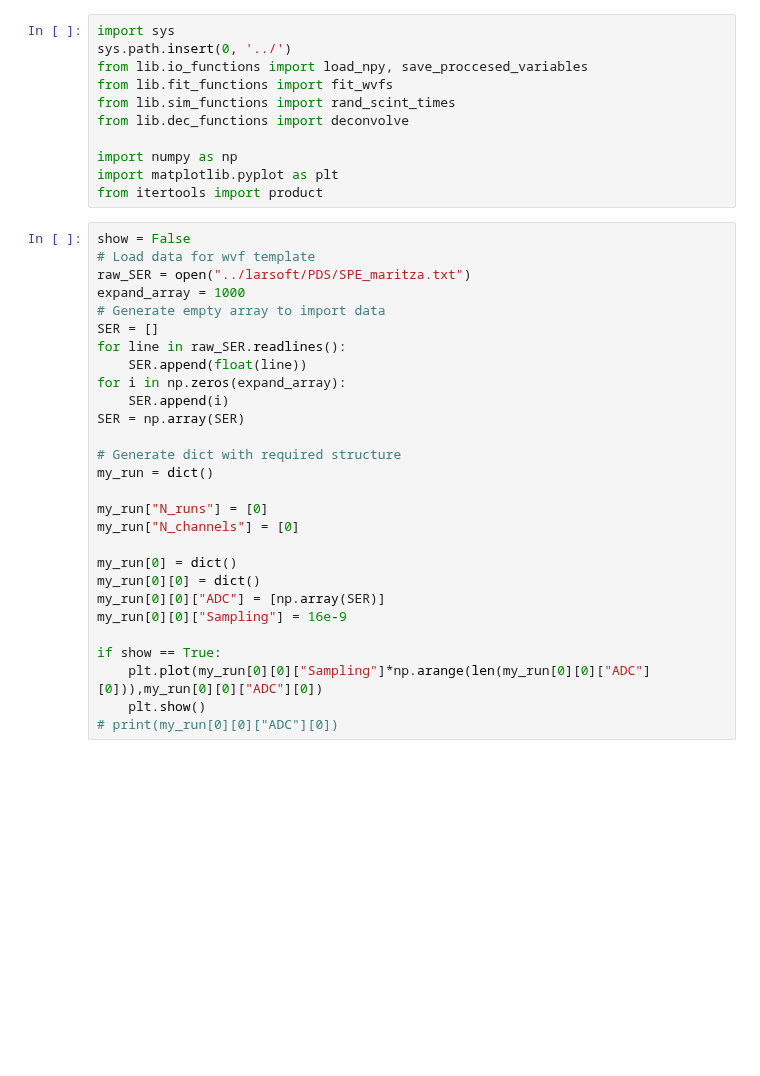
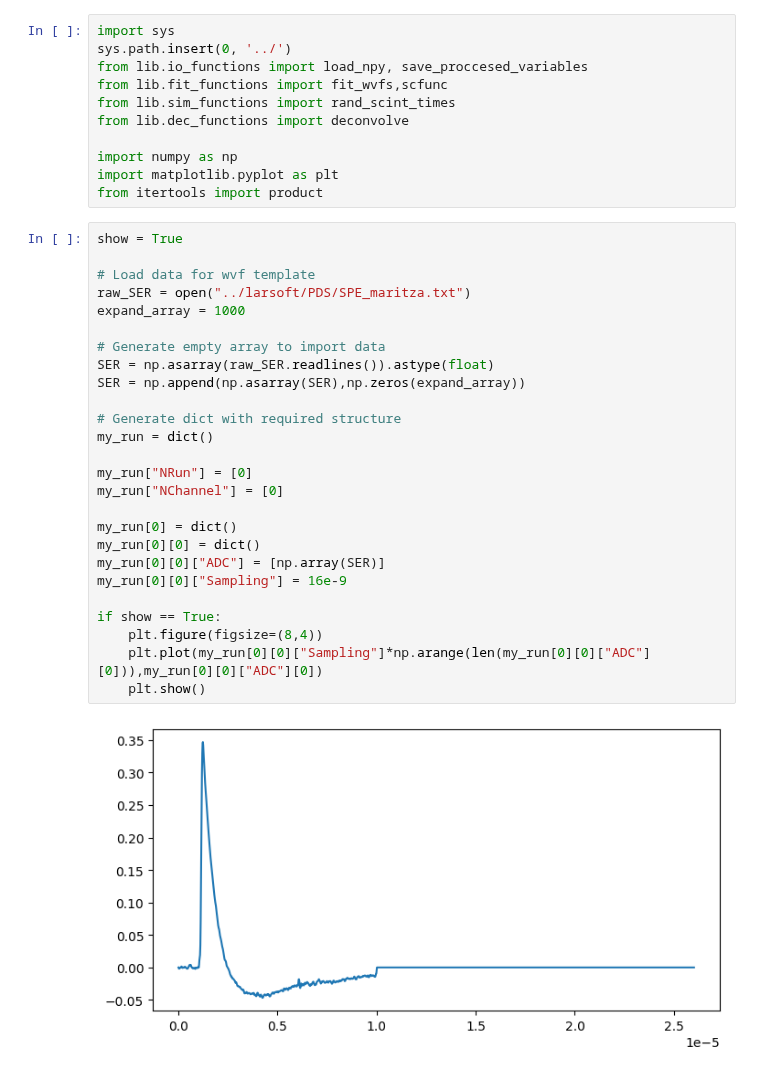
Before and after one commit to CIEMAT-Neutrino/SCINT, a Jupyter notebook: notebooks/MC.ipynb, the cells around one changed output. Cells and saved outputs as stored; diff of their text form; blank space fills up the shorter version.

```diff
--- a/notebooks/MC.ipynb
+++ b/notebooks/MC.ipynb
@@ -2,7 +2,7 @@
 import sys
 sys.path.insert(0, '../')
 from lib.io_functions import load_npy, save_proccesed_variables
-from lib.fit_functions import fit_wvfs
+from lib.fit_functions import fit_wvfs,scfunc
 from lib.sim_functions import rand_scint_times
 from lib.dec_functions import deconvolve
 
@@ -10,31 +10,31 @@ import numpy as np
 import matplotlib.pyplot as plt
 from itertools import product
 # %%
-show = False
+show = True
+
 # Load data for wvf template
 raw_SER = open("../larsoft/PDS/SPE_maritza.txt")
 expand_array = 1000
+
 # Generate empty array to import data
-SER = []
-for line in raw_SER.readlines():
-    SER.append(float(line))
-for i in np.zeros(expand_array):
-    SER.append(i)
-SER = np.array(SER)
+SER = np.asarray(raw_SER.readlines()).astype(float)
+SER = np.append(np.asarray(SER),np.zeros(expand_array))
 
 # Generate dict with required structure
 my_run = dict()
 
-my_run["N_runs"] = [0]
-my_run["N_channels"] = [0]
+my_run["NRun"] = [0]
+my_run["NChannel"] = [0]
 
 my_run[0] = dict()
 my_run[0][0] = dict()
 my_run[0][0]["ADC"] = [np.array(SER)]
 my_run[0][0]["Sampling"] = 16e-9
 
 if show == True:
+    plt.figure(figsize=(8,4))
     plt.plot(my_run[0][0]["Sampling"]*np.arange(len(my_run[0][0]["ADC"][0])),my_run[0][0]["ADC"][0])
     plt.show()
-# print(my_run[0][0]["ADC"][0])
+# %% [output]
+[figure, added]
 # %%
```
Also changed, not shown: parts of 6 cells of this notebook, 5 other files.
